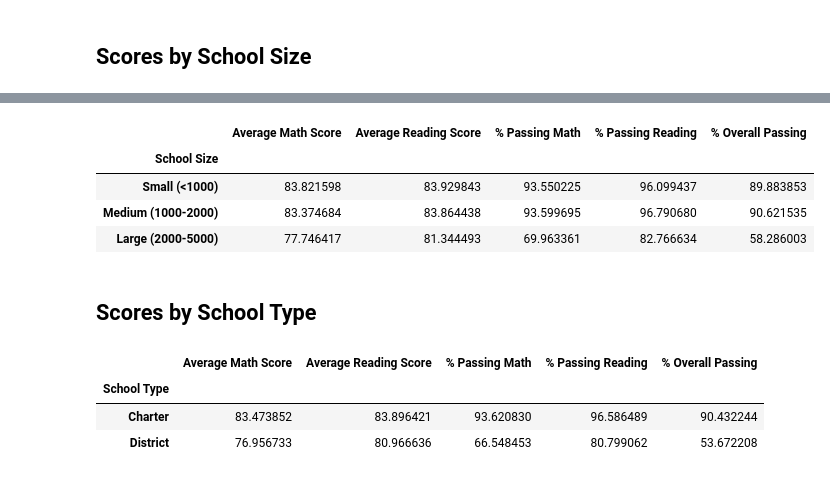
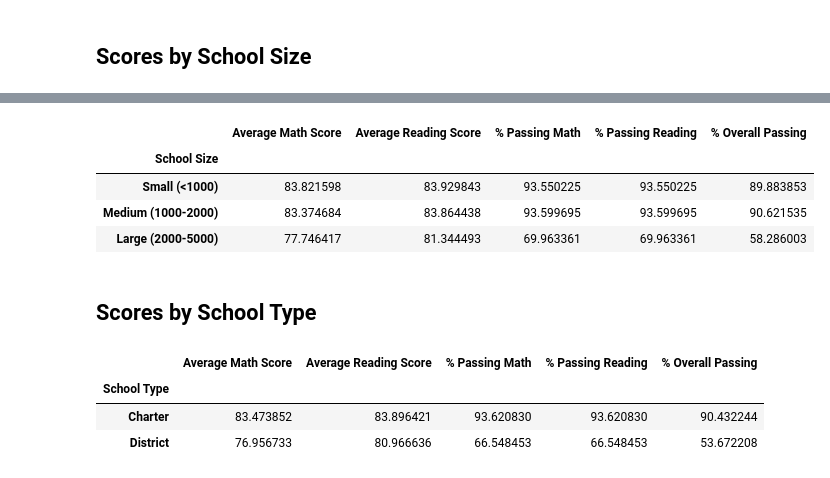
Before and after one commit to lizmartin/pandas-challenge, a Jupyter notebook: PyCitySchools/PyCitySchools_LMS.ipynb, the cells around one changed output, grey strips where cells are left out. Drawn from its saved outputs; the diff is of its cells as text; code cells hidden in the pictures.

```diff
--- a/PyCitySchools/PyCitySchools_LMS.ipynb
+++ b/PyCitySchools/PyCitySchools_LMS.ipynb
@@ -582,16 +597,20 @@ size_overall_passing = per_school_summary.groupby(["School Size"])["% Overall Pa
 # %%
 # Create a DataFrame called `size_summary` that breaks down school performance based on school size (small, medium, or large).
 # Use the scores above to create a new DataFrame called `size_summary`
-size_summary =
+size_summary = pd.DataFrame({"Average Math Score": size_math_scores,
+                             "Average Reading Score":size_reading_scores,
+                             "% Passing Math": size_passing_math,
+                             "% Passing Reading": size_passing_reading,
+                             "% Overall Passing": size_overall_passing})
 
 # Display results
 size_summary
 # %% [output]
 |  | Average Math Score | Average Reading Score | % Passing Math | % Passing Reading | % Overall Passing |
 | School Size |  |  |  |  |  |
-| Small (<1000) | 83.821598 | 83.929843 | 93.550225 | 96.099437 | 89.883853 |
-| Medium (1000-2000) | 83.374684 | 83.864438 | 93.599695 | 96.790680 | 90.621535 |
-| Large (2000-5000) | 77.746417 | 81.344493 | 69.963361 | 82.766634 | 58.286003 |
+| Small (<1000) | 83.821598 | 83.929843 | 93.550225 | 93.550225 | 89.883853 |
+| Medium (1000-2000) | 83.374684 | 83.864438 | 93.599695 | 93.599695 | 90.621535 |
+| Large (2000-5000) | 77.746417 | 81.344493 | 69.963361 | 69.963361 | 58.286003 |
 # %% [markdown]
 ## Scores by School Type
 # %%
@@ -603,12 +622,16 @@ average_percent_passing_reading_by_type = per_school_summary.groupby(["School Ty
 average_percent_overall_passing_by_type = per_school_summary.groupby(["School Type"])["% Overall Passing"].mean()
 # %%
 # Assemble the new data by type into a DataFrame called `type_summary`
-type_summary =
+type_summary = pd.DataFrame ({"Average Math Score": average_math_score_by_type,
+                              "Average Reading Score": average_reading_score_by_type,
+                              "% Passing Math": average_percent_passing_math_by_type,
+                              "% Passing Reading": average_percent_passing_reading_by_type,
+                              "% Overall Passing": average_percent_overall_passing_by_type})
 
 # Display results
 type_summary
 # %% [output]
 |  | Average Math Score | Average Reading Score | % Passing Math | % Passing Reading | % Overall Passing |
 | School Type |  |  |  |  |  |
-| Charter | 83.473852 | 83.896421 | 93.620830 | 96.586489 | 90.432244 |
-| District | 76.956733 | 80.966636 | 66.548453 | 80.799062 | 53.672208 |
+| Charter | 83.473852 | 83.896421 | 93.620830 | 93.620830 | 90.432244 |
+| District | 76.956733 | 80.966636 | 66.548453 | 66.548453 | 53.672208 |
```
Also changed, not shown: parts of 5 cells of this notebook.
